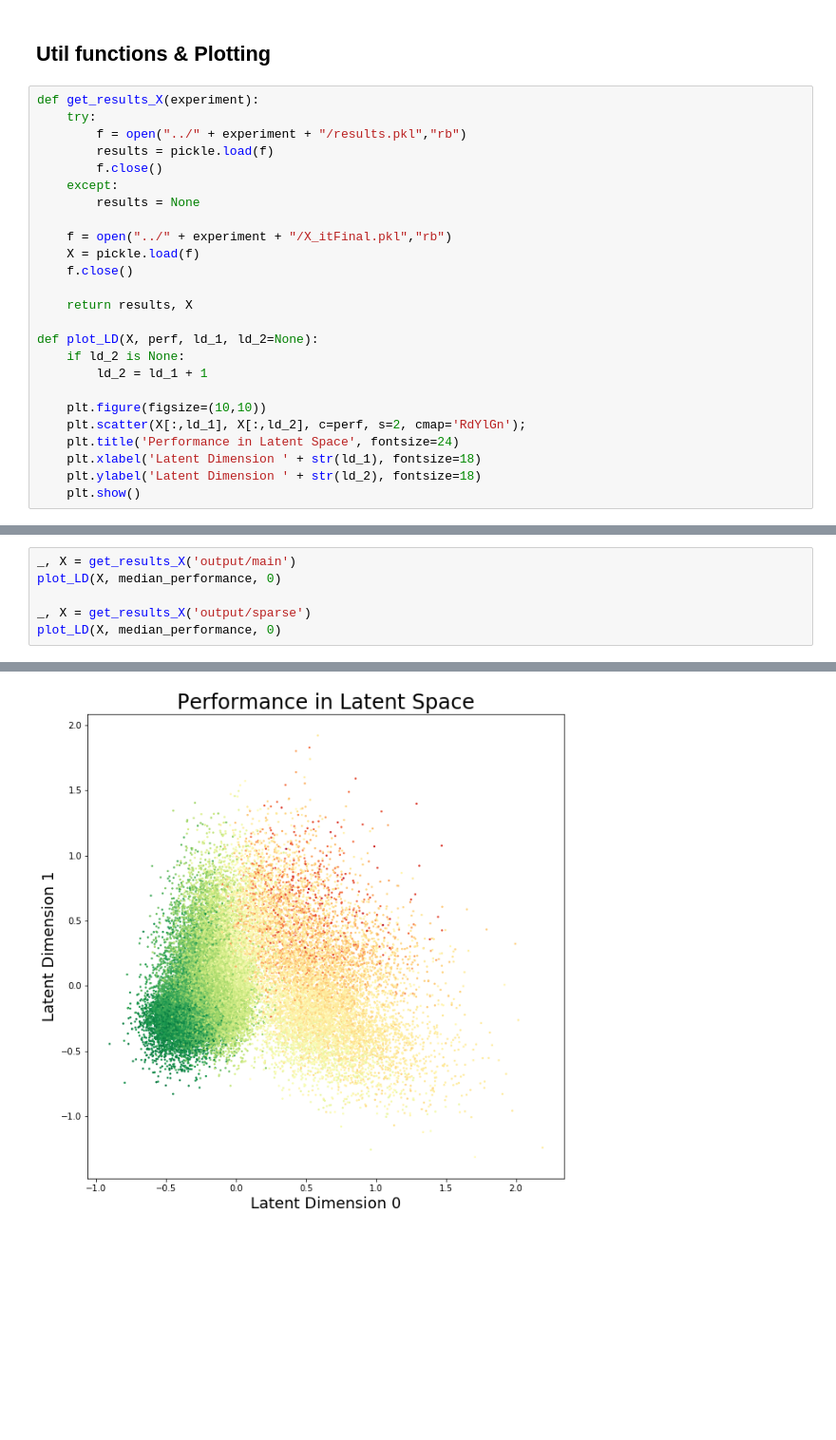
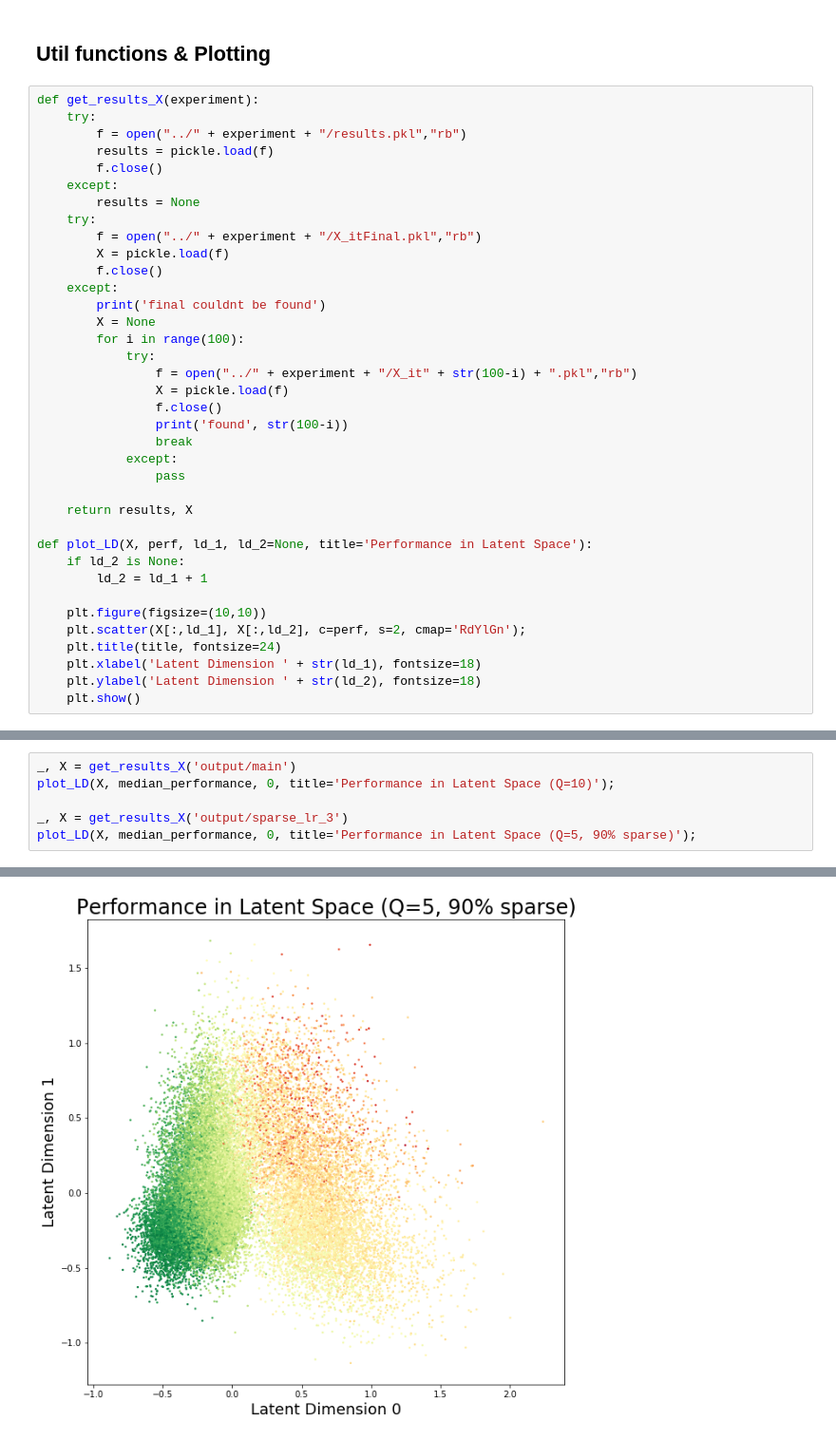
Before and after one commit to davidroschewitz/pmf-automl-dr, a Jupyter notebook: notebooks/Analysis.ipynb, the cells around one changed output, grey strips where cells are left out. Shown at 95% size. Saved outputs shown, nothing was run; the diff lists cells and outputs as text; blank space fills up the shorter version.

```diff
--- a/notebooks/Analysis.ipynb
+++ b/notebooks/Analysis.ipynb
@@ -105,20 +105,32 @@ def get_results_X(experiment):
         f.close()
     except:
         results = None
-
-    f = open("../" + experiment + "/X_itFinal.pkl","rb")
-    X = pickle.load(f)
-    f.close()
+    try:
+        f = open("../" + experiment + "/X_itFinal.pkl","rb")
+        X = pickle.load(f)
+        f.close()
+    except:
+        print('final couldnt be found')
+        X = None
+        for i in range(100):
+            try:
+                f = open("../" + experiment + "/X_it" + str(100-i) + ".pkl","rb")
+                X = pickle.load(f)
+                f.close()
+                print('found', str(100-i))
+                break
+            except:
+                pass
 
     return results, X
 
-def plot_LD(X, perf, ld_1, ld_2=None):
+def plot_LD(X, perf, ld_1, ld_2=None, title='Performance in Latent Space'):
     if ld_2 is None:
         ld_2 = ld_1 + 1
 
     plt.figure(figsize=(10,10))
     plt.scatter(X[:,ld_1], X[:,ld_2], c=perf, s=2, cmap='RdYlGn');
-    plt.title('Performance in Latent Space', fontsize=24)
+    plt.title(title, fontsize=24)
     plt.xlabel('Latent Dimension ' + str(ld_1), fontsize=18)
     plt.ylabel('Latent Dimension ' + str(ld_2), fontsize=18)
     plt.show()
@@ -139,8 +151,8 @@ compare_ranks(results, title='Different Test Set');
 [figure]
 # %%
 _, X = get_results_X('output/main')
-plot_LD(X, median_performance, 0)
+plot_LD(X, median_performance, 0, title='Performance in Latent Space (Q=10)');
 
-_, X = get_results_X('output/sparse')
-plot_LD(X, median_performance, 0)
+_, X = get_results_X('output/sparse_lr_3')
+plot_LD(X, median_performance, 0, title='Performance in Latent Space (Q=5, 90% sparse)');
 # %% [output]
@@ -148 +160 @@ plot_LD(X, median_performance, 0)
-[figure, old version]
+[figure, new version]
```
Also changed, not shown: parts of 2 cells of this notebook, 2 other files.
